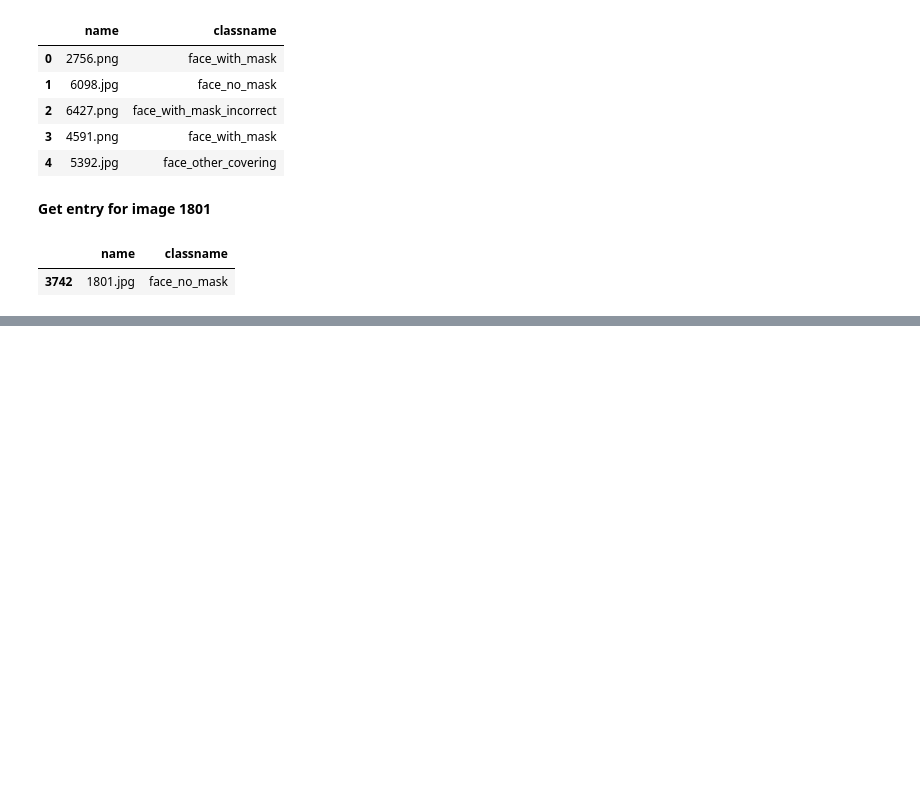
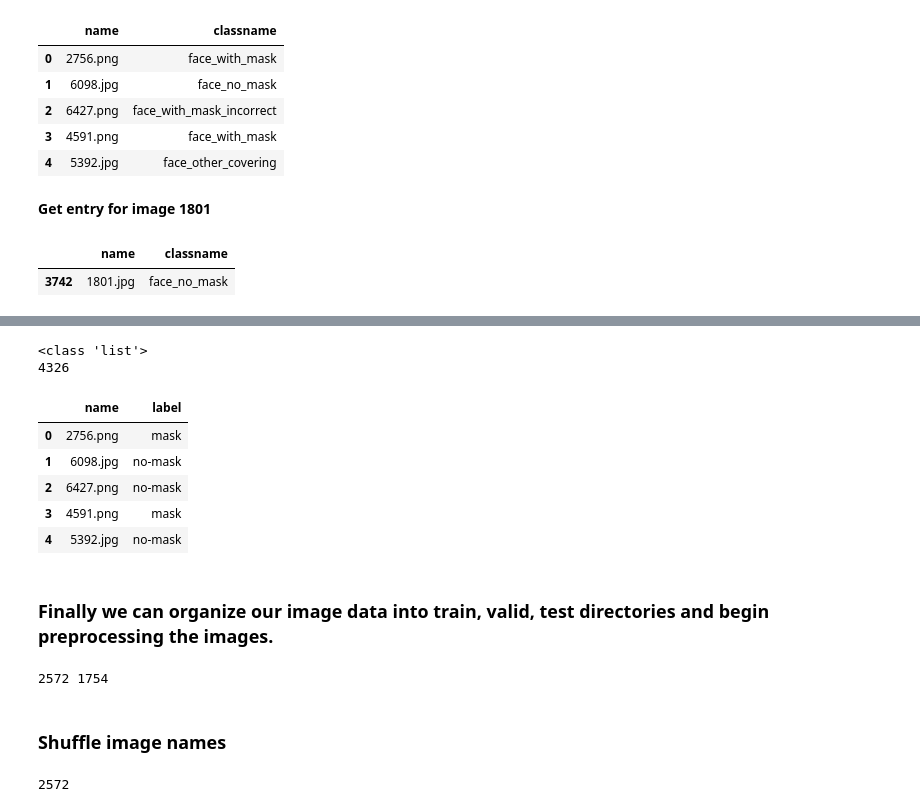
Before and after one commit to marabian/face-mask-detection, a Jupyter notebook: face_mask_detection_cnn.ipynb, the cells around one changed output, grey strips where cells are left out. Drawn from its saved outputs; the diff is of its cells as text; code cells hidden in the pictures; blank space fills up the shorter version.

```diff
--- a/face_mask_detection_cnn.ipynb
+++ b/face_mask_detection_cnn.ipynb
@@ -145,9 +155,0 @@ df.loc[df['name'] == '1801.jpg']
-# %%
-# get classname Pandas Series as Python list
-classnames = list(df['classname'])
-
-# takes in a list, and returns new list where each entry is either 'mask' or 'no-mask'
-def mask_or_no_mask(classnames):
-    mask = ['mask_colorful', 'mask_surgical', 'face_with_mask']
-    no_mask = ['hijab_niqab', 'face_no_mask', 'face_with_mask_incorrect', 'face_other_covering', 'scarf_bandana', 'balaclava_ski_mask, face_shield, other, gas_mask, turban, helmet, sunglasses, eyeglasses, hair_net, hat, goggles, hood]
-    new_list = []
@@ -155,0 +159,42 @@ SyntaxError: invalid syntax (<ipython-input-95-4d81abb00572>, line 5)
+# %%
+# all possible classes categorized into mask or no-mask
+MASK_CLASSES = ['mask_colorful', 'mask_surgical', 'face_with_mask']
+NO_MASK_CLASSES = ['hijab_niqab', 'face_no_mask', 'face_with_mask_incorrect', 'face_other_covering', 'scarf_bandana', 'balaclava_ski_mask', 'face_shield', 'other', 'gas_mask', 'turban', 'helmet', 'sunglasses', 'eyeglasses', 'hair_net', 'hat', 'goggles', 'hood']
+
+# takes in a list, and returns new list where each entry is either 'mask' or 'no-mask'
+def mask_or_no_mask(classnames):
+    binary_classnames = ['mask' if c in MASK_CLASSES else 'no-mask' for c in classnames]
+    return binary_classnames
+# %%
+# convert classnames into binary label: mask or no-mask
+classnames = mask_or_no_mask(classnames)
+print(type(classnames))
+print(len(classnames))
+# %% [output]
+<class 'list'>
+4326
+# %%
+# add new list of labels to dataframe
+df['label']= classnames
+# drop the old classnames column
+df = df.drop(labels=['classname'], axis=1)
+# check out our dataframe
+df.head()
+# %% [output]
+|  | name | label |
+| 0 | 2756.png | mask |
+| 1 | 6098.jpg | no-mask |
+| 2 | 6427.png | no-mask |
+| 3 | 4591.png | mask |
+| 4 | 5392.jpg | no-mask |
+# %% [markdown]
+### Finally we can organize our image data into train, valid, test directories and begin preprocessing the images.
+# %%
+# filter dataframe to get names of images with masks and no masks into separate python lists
+img_names_mask = list((df[df['label'] == 'mask'])['name'])
+img_names_no_mask = list((df[df['label'] == 'no-mask'])['name'])
+print(len(img_names_mask), len(img_names_no_mask))
+# %% [output]
+2572 1754
+# %% [markdown]
+### Shuffle image names
@@ -155,0 +205,4 @@ SyntaxError: invalid syntax (<ipython-input-95-4d81abb00572>, line 5)
+# %%
+len(img_names_mask)
+# %% [output]
+2572
```
Also changed, not shown: parts of 40 cells of this notebook.
